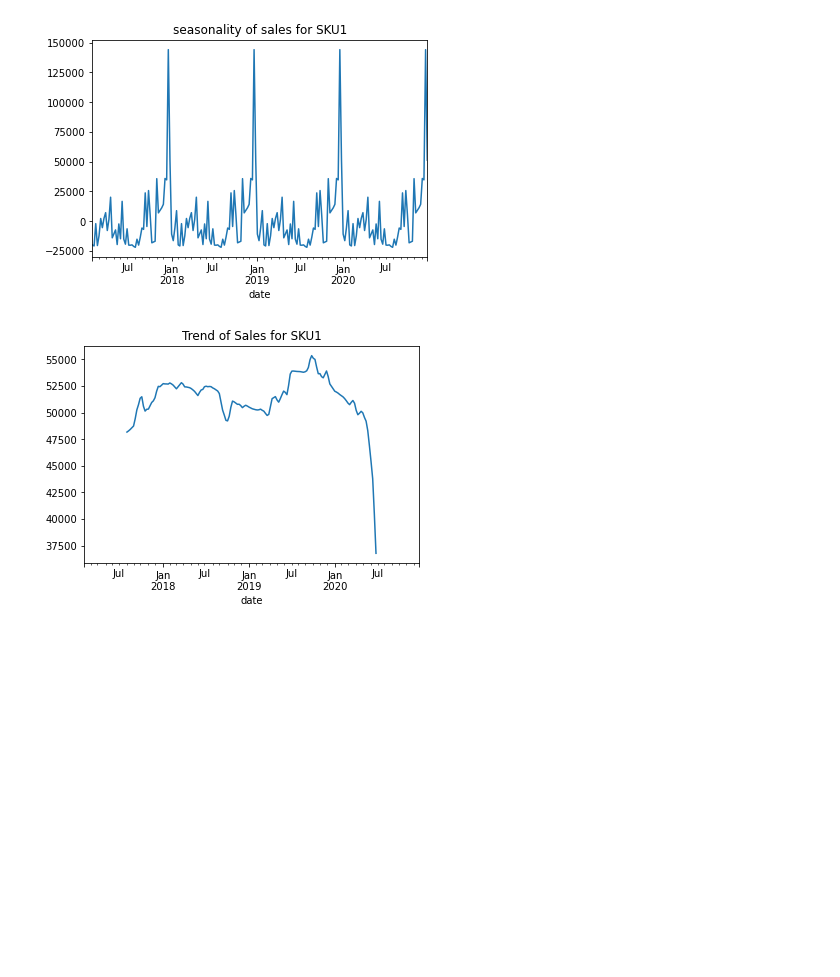
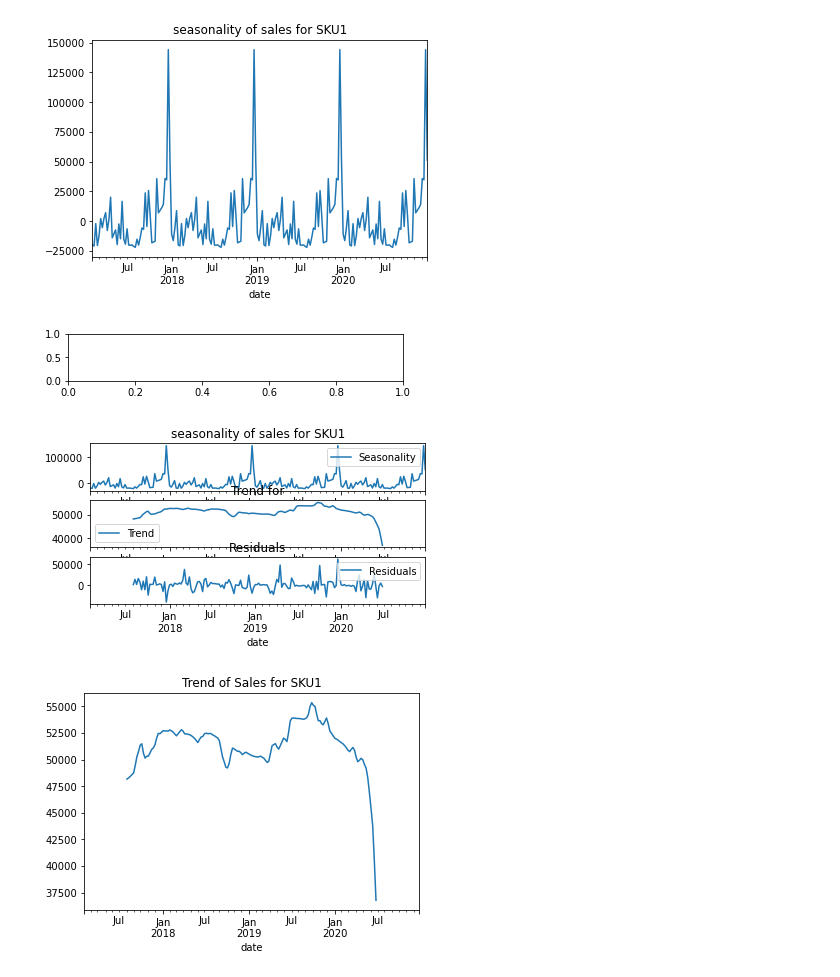
Before and after one commit to felix-n12/Retail-Forecasting, a Jupyter notebook: retail_forecasting.ipynb, the cells around one changed output. Saved outputs shown, nothing was run; the diff lists cells and outputs as text; code cells hidden in the pictures; blank space fills up the shorter version.

```diff
--- a/retail_forecasting.ipynb
+++ b/retail_forecasting.ipynb
@@ -713,20 +731,34 @@ plt.show()
 # %% [output]
 [figure]
 # %%
-#creating a function for seasonal_decompose
-def plot_seasonal_decompose(product):
-    season_df=df.loc[df['Product']=='SKU1'][['date','Sales']].set_index('date')
-    season_decomp=seasonal_decompose(season_df)
-    fig,ax = plt.subplots(n_rows=4,figsize=(10,8))
-    # plotting the original timeseries
-    season_df.plot(label='Original')
-    # plotting the seasonality timeseries
-    season_decomp.seasonal.plot(label='Seasonality')
-    plt.title('seasonality of sales for SKU1')
-    # plotting the trend
-    season_decomp.trend.plot(label='Trend')
-    # plotting the
-    plt.show()
+# creating a function for seasonal_decompose
+# def plot_seasonal_decompose(product):
+season_df=df.loc[df['Product']=='SKU1'][['date','Sales']].set_index('date')
+season_decomp=seasonal_decompose(season_df)
+# plotting the original timeseries
+plt.subplot(411)
+season_df.plot(label='Original')
+plt.title('Original data')
+plt.legend(loc='best')
+# plotting the seasonality timeseries
+plt.subplot(412)
+season_decomp.seasonal.plot(label='Seasonality')
+plt.title('seasonality of sales for SKU1')
+plt.legend(loc='best')
+# plotting the trend
+plt.subplot(413)
+season_decomp.trend.plot(label='Trend')
+plt.legend(loc='best')
+plt.title('Trend for')
+# plotting the noise(residuals)
+plt.subplot(414)
+season_decomp.resid.plot(label='Residuals')
+plt.title('Residuals')
+plt.legend(loc='best')
+plt.show()
+# %% [output]
+[figure, added]
+[figure, added]
 # %%
 # plotting the trend of sales for SKU1
 season_decomp.trend.plot()
```
Also changed, not shown: parts of 5 cells of this notebook.
